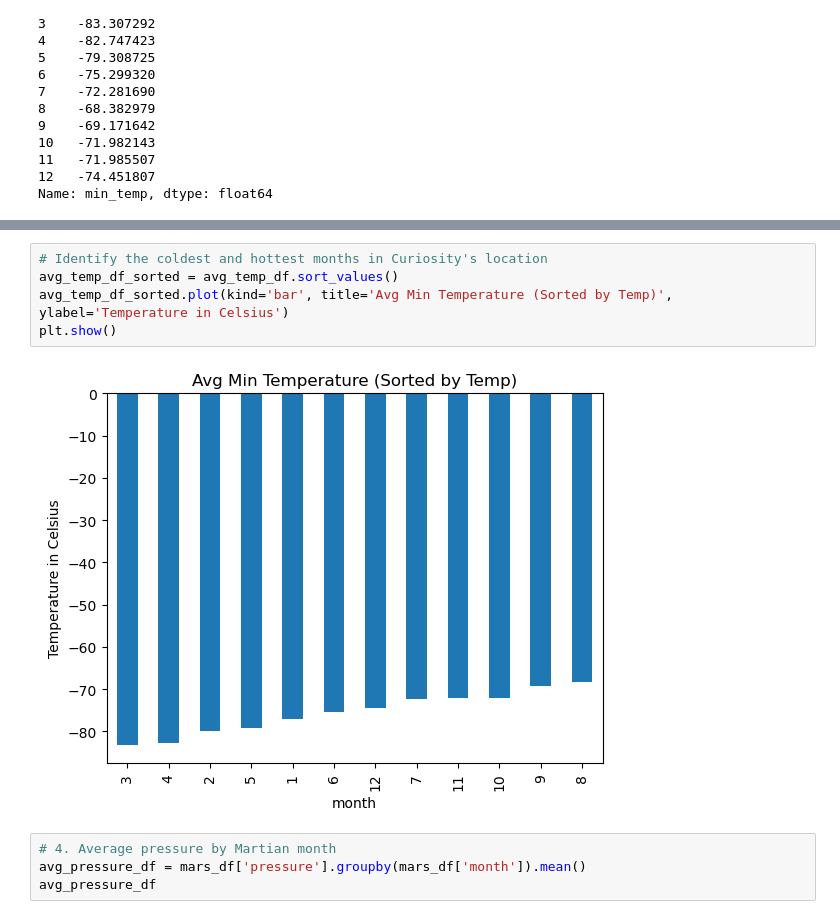
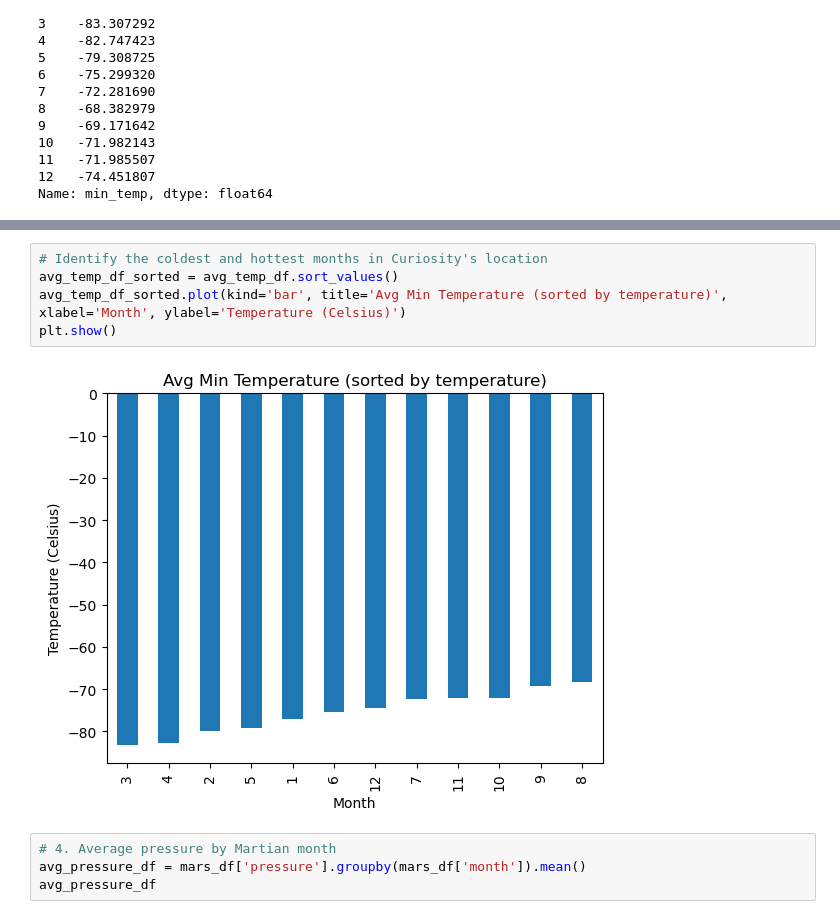
Before and after one commit to mkrachmer/web-scraping-challenge, a Jupyter notebook: part_2_mars_weather.ipynb, the cells around one changed output, grey strips where cells are left out. Saved outputs shown, nothing was run; the diff lists cells and outputs as text.

```diff
--- a/part_2_mars_weather.ipynb
+++ b/part_2_mars_weather.ipynb
@@ -179,10 +179,10 @@ plt.show()
 # %%
 # Identify the coldest and hottest months in Curiosity's location
 avg_temp_df_sorted = avg_temp_df.sort_values()
-avg_temp_df_sorted.plot(kind='bar', title='Avg Min Temperature (Sorted by Temp)', ylabel='Temperature in Celsius')
+avg_temp_df_sorted.plot(kind='bar', title='Avg Min Temperature (sorted by temperature)', xlabel='Month', ylabel='Temperature (Celsius)')
 plt.show()
 # %% [output]
-[figure, old version]
+[figure, new version]
 # %%
 # 4. Average pressure by Martian month
 avg_pressure_df = mars_df['pressure'].groupby(mars_df['month']).mean()
```
Also changed, not shown: parts of 2 cells of this notebook.
